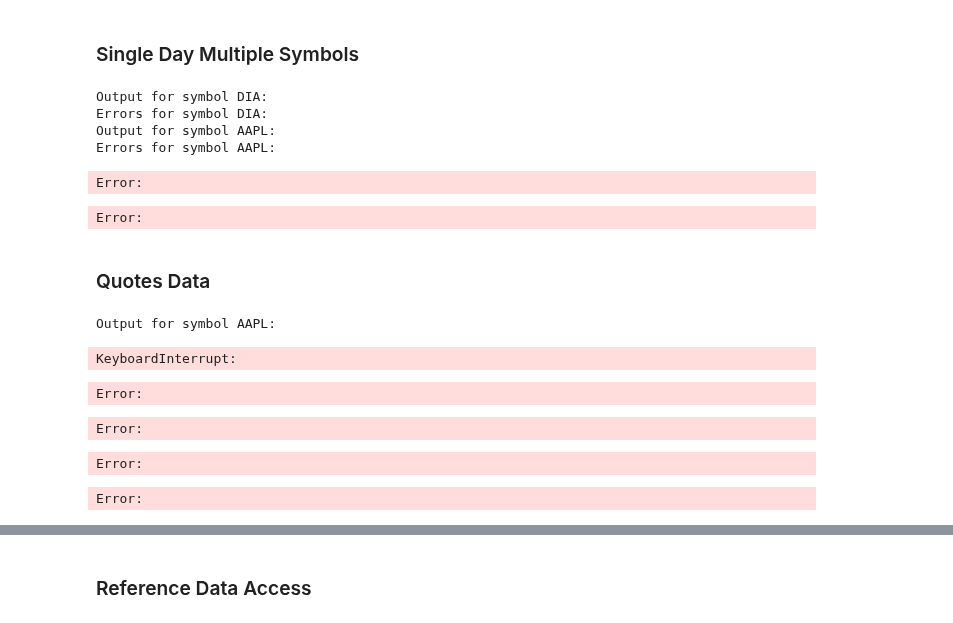
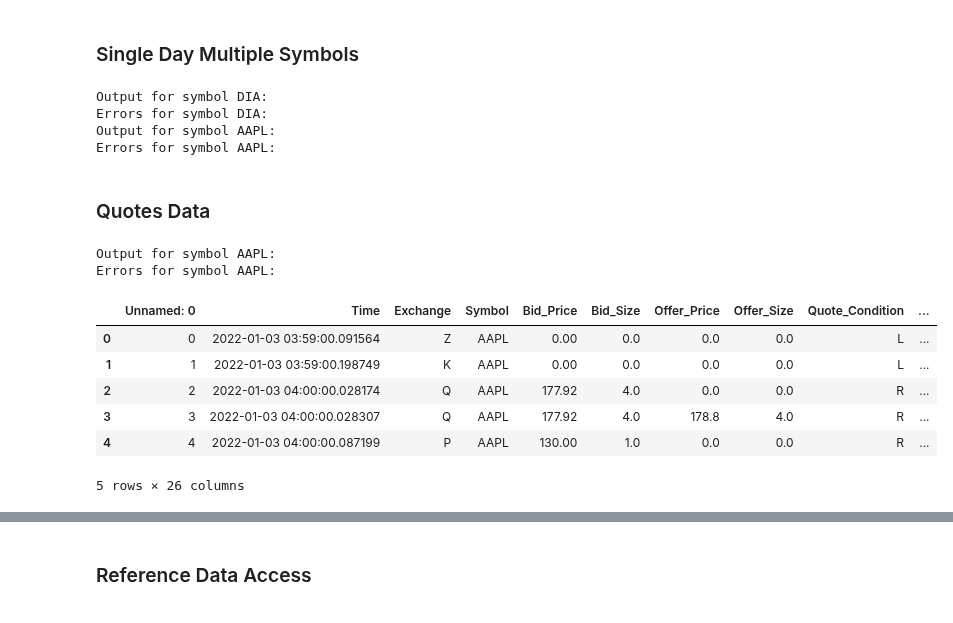
Before and after one commit to AMS-QF/TAQ-Data, a Jupyter notebook: Example_Data_NB.ipynb, the cells around one changed output, grey strips where cells are left out. Saved outputs shown, nothing was run; the diff lists cells and outputs as text; code cells hidden in the pictures.

```diff
--- a/Example_Data_NB.ipynb
+++ b/Example_Data_NB.ipynb
@@ -136,15 +137,14 @@ symbols = ["DIA","AAPL"]
 start_date = "2020-01-06"
 end_date = "2020-01-07"
 row_limit = "1000000"
+columns='ALL'
 
-get_trades(symbols, start_date, end_date, row_limit)
+get_trades(symbols, start_date, end_date, row_limit, columns)
 # %% [output]
 Output for symbol DIA:
 Errors for symbol DIA:
 Output for symbol AAPL:
 Errors for symbol AAPL:
-Error:
-Error:
 # %% [markdown]
 ### Quotes Data
 # %%
@@ -152,20 +152,24 @@ symbols = ["AAPL"]
 start_date = "2022-01-03"
 end_date = "2022-01-04"
 row_limit = "10000"
+columns='ALL'
 
-get_quotes(symbols, start_date, end_date, row_limit)
+get_quotes(symbols, start_date, end_date, row_limit, columns)
 # %% [output]
 Output for symbol AAPL:
+Errors for symbol AAPL:
-KeyboardInterrupt:
-Error:
-Error:
 # %%
-data=pd.read_csv('data/quotes_AAPL_20200106-20200107.csv.gz', compression='gzip')
+data=pd.read_csv('data/quotes_AAPL_20220103-20220104.csv.gz', compression='gzip')
+data['Time']=pd.to_datetime(data['Time'])
 data.head(5)
-data['Time']=pd.to_datetime(data['Time'])
 # %% [output]
+|  | Unnamed: 0 | Time | Exchange | Symbol | Bid_Price | Bid_Size | Offer_Price | Offer_Size | Quote_Condition | ... |
+| 0 | 0 | 2022-01-03 03:59:00.091564 | Z | AAPL | 0.00 | 0.0 | 0.0 | 0.0 | L | ... |
+| 1 | 1 | 2022-01-03 03:59:00.198749 | K | AAPL | 0.00 | 0.0 | 0.0 | 0.0 | L | ... |
+| 2 | 2 | 2022-01-03 04:00:00.028174 | Q | AAPL | 177.92 | 4.0 | 0.0 | 0.0 | R | ... |
+| 3 | 3 | 2022-01-03 04:00:00.028307 | Q | AAPL | 177.92 | 4.0 | 178.8 | 4.0 | R | ... |
+| 4 | 4 | 2022-01-03 04:00:00.087199 | P | AAPL | 130.00 | 1.0 | 0.0 | 0.0 | R | ... |
-Error:
+5 rows × 26 columns
-Error:
 # %%
 fig,ax=plt.subplots(figsize=(14,10))
 ax.plot(data['Time'],data['Bid_Price'],marker='*')
```
Also changed, not shown: parts of 19 cells of this notebook, 1 other file.
